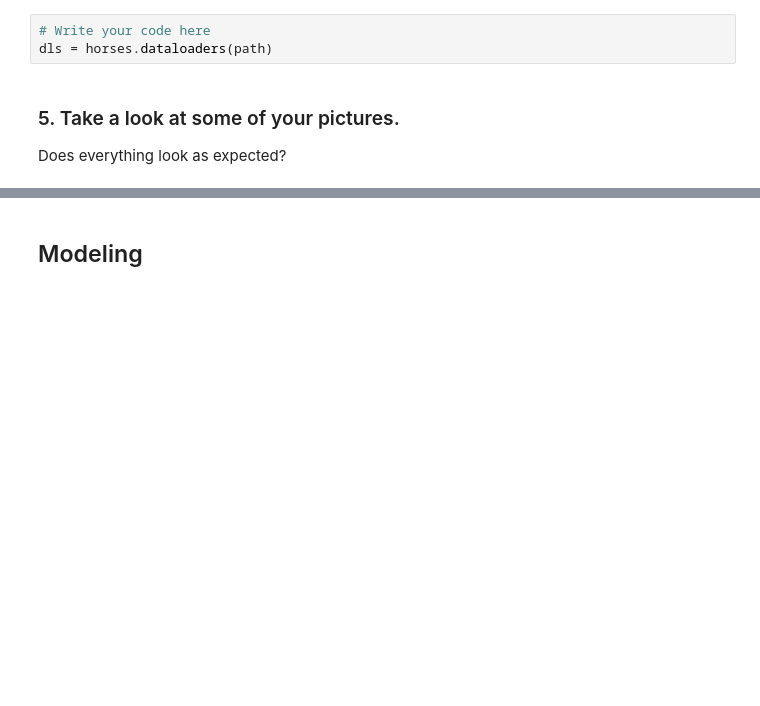
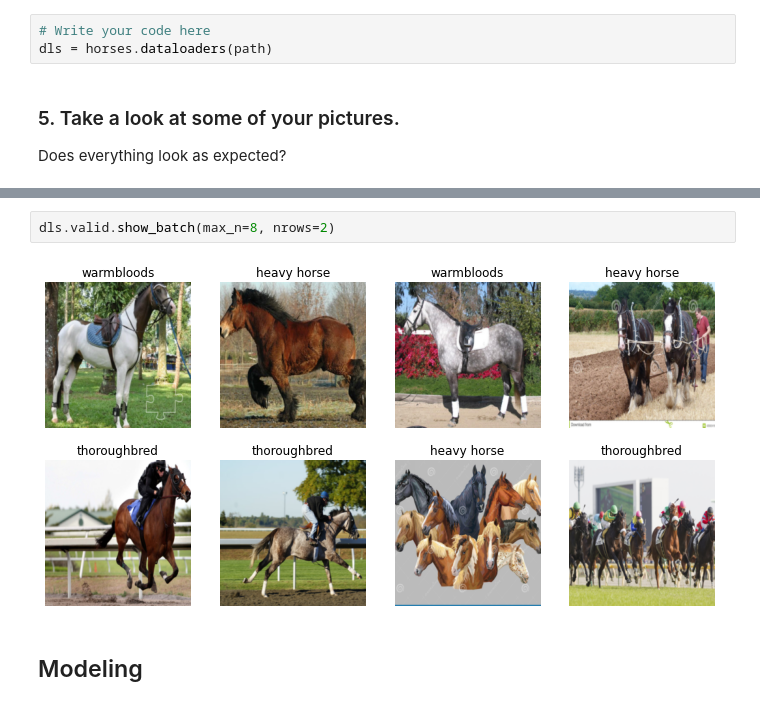
Before and after one commit to pds2021/a5-TJopp, a Jupyter notebook: Assignment_5.ipynb, the cells around one changed output, grey strips where cells are left out. Cells and saved outputs as stored; diff of their text form; blank space fills up the shorter version.

```diff
--- a/Assignment_5.ipynb
+++ b/Assignment_5.ipynb
@@ -230,3 +209,7 @@ dls.train.show_batch(max_n=8, nrows=2, unique=True)
+# %%
+dls.valid.show_batch(max_n=8, nrows=2)
+# %% [output]
+[figure, added]
 # %% [markdown]
 ## Modeling
 # %% [markdown]
```
Also changed, not shown: parts of 39 cells of this notebook.
